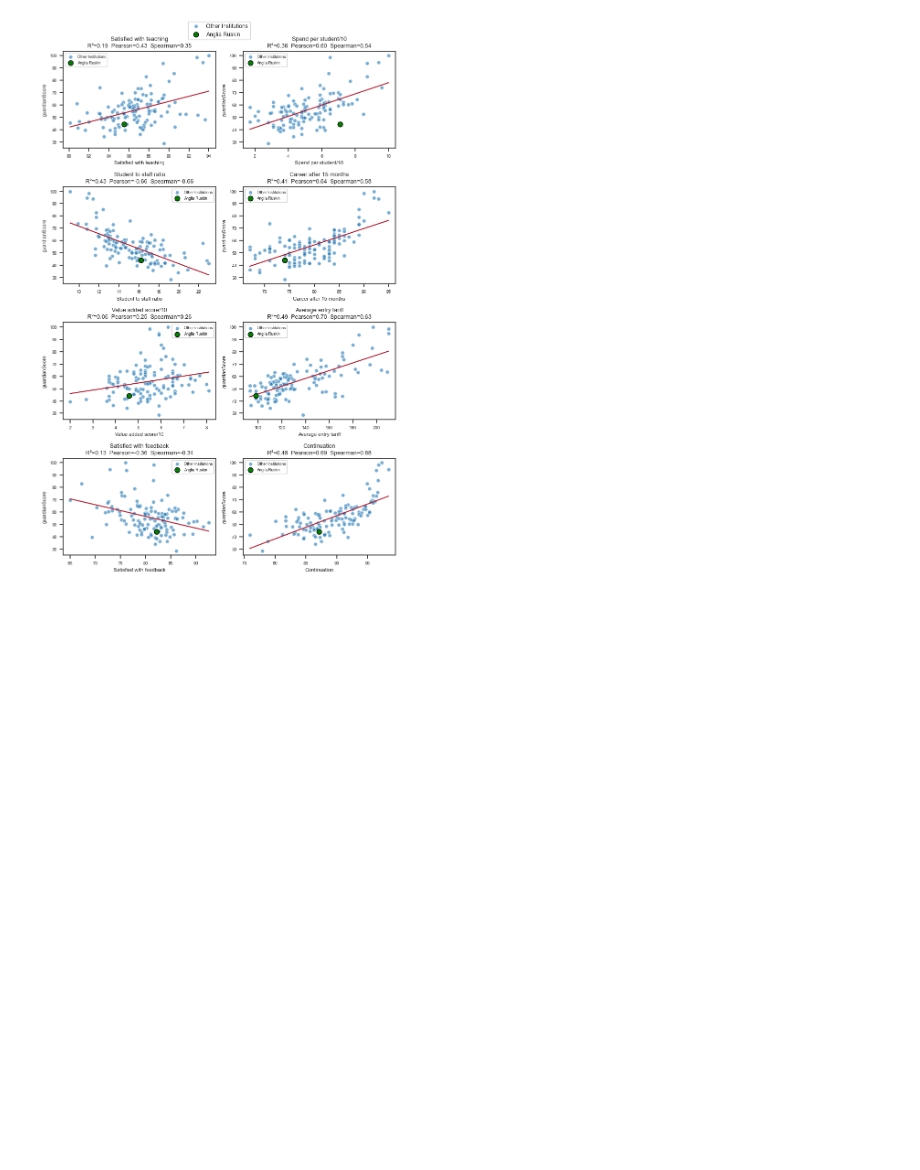
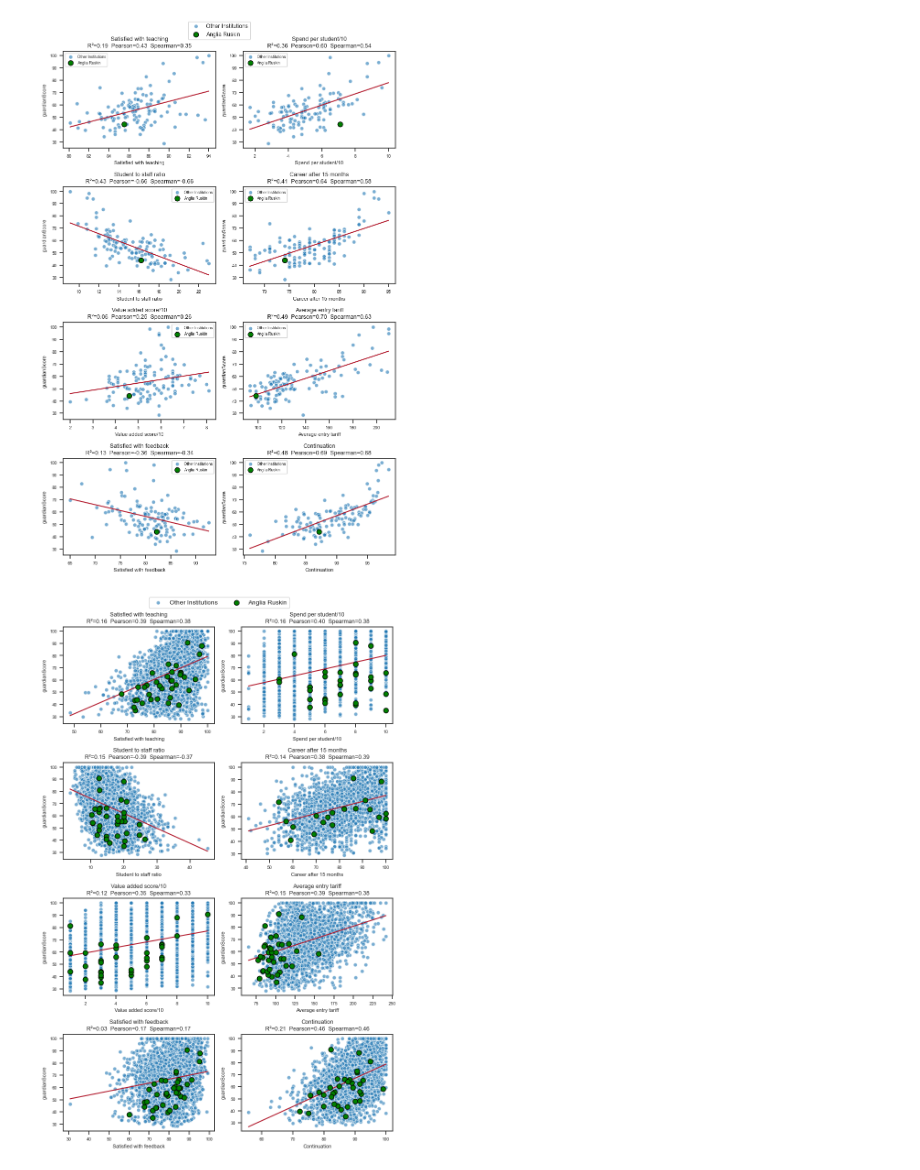
Before and after one commit to mjduarterosa/guardian-univ-ranking, a Jupyter notebook: explore_ranking.ipynb, the cells around one changed output. Cells and saved outputs as stored; diff of their text form; code cells hidden in the pictures; blank space fills up the shorter version.

Commit message:
add scatter plot using all subjects

```diff
--- a/explore_ranking.ipynb
+++ b/explore_ranking.ipynb
@@ -152,3 +152,82 @@ plt.tight_layout()
 plt.show()
 # %% [output]
 [figure]
+# %%
+# ---------------------------------------------------------------
+# Load data
+# ---------------------------------------------------------------
+dfs = subject_dataframes
+
+TARGET = "guardianScore"
+HIGHLIGHT = "Anglia Ruskin"
+
+# assumes all dataframes share the same metric columns from index 7 onward
+metrics = list(dfs.values())[0].columns[6:14].to_list()
+
+metrics_labels = ["Satisfied with teaching",
+                  "Spend per student/10",
+                  "Student to staff ratio",
+                  "Career after 15 months",
+                  "Value added score/10",
+                  "Average entry tariff",
+                  "Satisfied with feedback",
+                  "Continuation"]
+
+# ---------------------------------------------------------------
+# Plot
+# ---------------------------------------------------------------
+fig, axes = plt.subplots(4, 2, figsize=(8, 12))
+
+for ax, col, label in zip(axes.flat, metrics, metrics_labels):
+
+    # Concatenate this metric's data from every dataframe into one pooled sample
+    combined = pd.concat(
+        [df[[col, TARGET, "name"]].assign(source=df_key) for df_key, df in dfs.items()],
+        ignore_index=True
+    )
+
+    # Force numeric dtypes — guards against stray strings/junk in the CSV
+    combined[col] = pd.to_numeric(combined[col], errors="coerce")
+    combined[TARGET] = pd.to_numeric(combined[TARGET], errors="coerce")
+    combined = combined.dropna(subset=[col, TARGET])
+
+    x, y = combined[col].values, combined[TARGET].values
+
+    # Fit ONE regression line to the pooled data
+    slope, intercept, r_pearson, p_val, se = stats.linregress(x, y)
+    r2 = r_pearson ** 2
+    r_spearman, _ = stats.spearmanr(x, y)
+
+    # Split highlighted institution from the rest (still pooled across sources)
+    is_highlight = combined["name"] == HIGHLIGHT
+    rest, hl = combined[~is_highlight], combined[is_highlight]
+
+    # Scatter: rest colored by source dataframe
+    ax.scatter(rest[col], rest[TARGET], alpha=0.6, edgecolor="white", s=35,
+               color="tab:blue", label="Other Institutions")
+
+    # Highlighted institution always in green, on top
+    ax.scatter(hl[col], hl[TARGET], color="green", edgecolor="black",
+               s=60, zorder=5, label=HIGHLIGHT)
+
+    # Regression line fit to ALL combined data
+    xs = np.linspace(x.min(), x.max(), 100)
+    ax.plot(xs, slope * xs + intercept, color="#b2182b", linewidth=1.5)
+
+    # Annotate stats (computed on pooled data)
+    ax.set_title(
+        f"{label}\nR²={r2:.2f}  Pearson={r_pearson:.2f}  Spearman={r_spearman:.2f}",
+        fontsize=9
+    )
+    ax.set_xlabel(label, fontsize=8)
+    ax.set_ylabel(TARGET, fontsize=8)
+    ax.tick_params(labelsize=7)
+
+# Single shared legend for the highlighted institution and each source dataframe
+handles, labels = axes.flat[0].get_legend_handles_labels()
+fig.legend(handles, labels, loc="upper center", ncol=2, bbox_to_anchor=(0.5, 1.02), fontsize=10)
+
+plt.tight_layout()
+plt.show()
+# %% [output]
+[figure, added]
```
